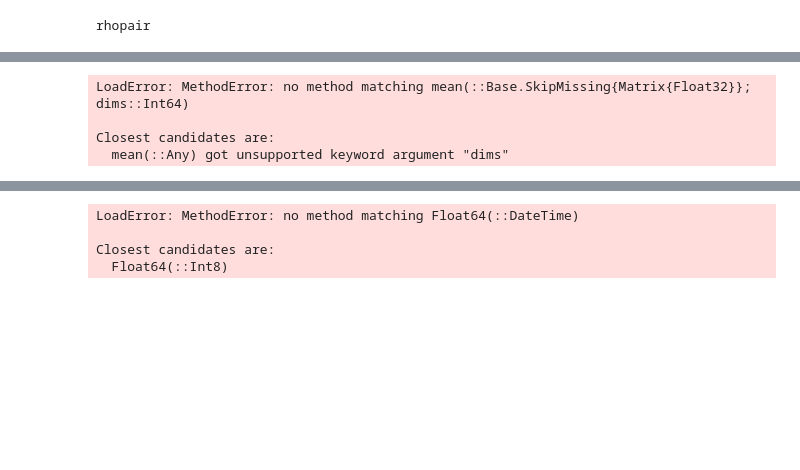
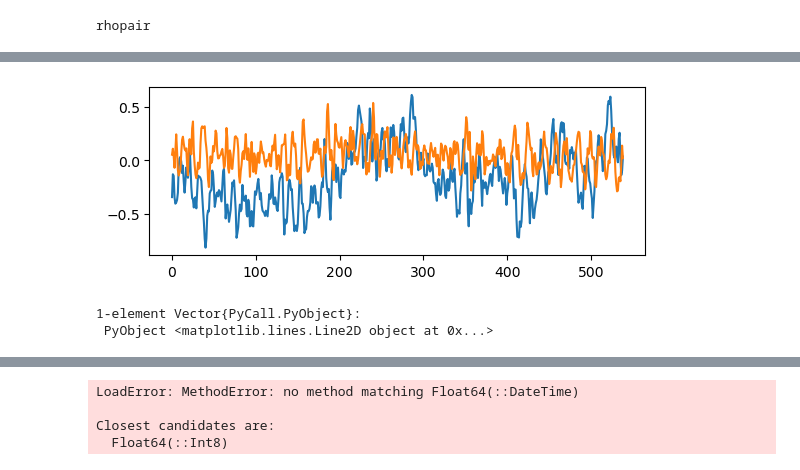
Before and after one commit to deszoeke/lidar, a Jupyter notebook: lidar_turbulence.ipynb, the cells around one changed output, grey strips where cells are left out. Drawn from its saved outputs; the diff is of its cells as text; code cells hidden in the pictures; blank space fills up the shorter version.

Commit message:
time sync Vn heave to lidar

```diff
--- a/lidar_turbulence.ipynb
+++ b/lidar_turbulence.ipynb
@@ -353,10 +374,9 @@ Dates.value(stare_dt[1])
 # %%
-height = St[:height][1:ntop]
-# plot(stare_dt)
+# break into individual stare chunks
+
 # A stare time interval goes from 5:15 to 14:22 (367 s), 53 seconds mean wind scan, then 15:15-24:22, etc.
 # The first and last chunks are partial, split between earlier and later hourly data files.
 # First cut, ignore the partial chunks.
-#break into chunks
 pickets = findall( t -> t>Second(30), diff(stare_dt) )
 # st = [1; pickets.+1] # ignore start and end of file with a split chunk
 # en = [pickets; length(stare_dt)]
@@ -364,9 +384,23 @@ st_chunk = pickets[1:end-1] .+ 1
 en_chunk = pickets[2:end]
 
 # loop over continuous chunks
-#for (ich, st) in enumerate(st_chunk)
+  # for (ich, st) in enumerate(st_chunk) ...
 # test one chunk
 st = st_chunk[1]
 en = en_chunk[1]
-dopplervel = St[:dopplervel][st:en, 1:ntop] # time, z
+
+# dopplervel (time, z) masked by intensity
+# intensity = St[:intensity]
+dopplervel = masklowi.(St[:dopplervel][st:en,1:ntop], St[:intensity][st:en,1:ntop])
+mdv = missmean(dopplervel, dims=2)[:]
+pitch = St[:pitch]
+roll =  St[:roll ]
+
+# interpolate Ur,Vr, roll,pitch,heave to the lidar stare grid
+# My simple 1D interpolation is way faster than Interpolations.interpolate.
+ind = findindices( stare_dt[st:en], Vn["time"] )
+# vntime = indavg( Vn["time"], ind)
+# pitch = indavg( Vn["pitch"], ind) # 11-point mean
+# roll  = indavg( Vn["roll" ], ind)
+heave = indavg( Vn["heave"], ind)
 # %% [output]
@@ -390,21 +424,8 @@ dopplervel = St[:dopplervel][st:en, 1:ntop] # time, z
-# %%
-# interpolate Ur,Vr, roll,pitch,heave to the grid
-# My simple 1D interpolation is way faster than Interpolations.interpolate.
-ind = findindices( Dates.value.(stare_dt[st:en]), Dates.value.(Vn["time"]))
-pitch = indavg( Vn["pitch"], ind) # 11-point mean
-roll  = indavg( Vn["roll" ], ind)
-heave = indavg( Vn["heave"], ind)
-
-#=
-plot(stare_dt[st:en], roll)
-plot(stare_dt[st:en], Vn["roll"][ind])
-xlim([stare_dt[300], stare_dt[300]+Minute(2)]) # makes almost no difference
-=#
-
-n2m(x) = isfinite.(x) ? x : missing
-mdv = mean(skipmissing(n2m.(dopplervel)), dims=2) # averaging noise!
-# %% [output]
-LoadError: MethodError: no method matching mean(::Base.SkipMissing{Matrix{Float32}}; dims::Int64)
-
-Closest candidates are:
-  mean(::Any) got unsupported keyword argument "dims"
+# %%
+subplot(2,1,1)
+plot(mdv)
+plot(heave)
+# %% [output]
+[figure, added]
+1-element Vector{PyCall.PyObject}:
+ PyObject <matplotlib.lines.Line2D object at 0x...>
```
Also changed, not shown: parts of 20 cells of this notebook, 4 other files.
